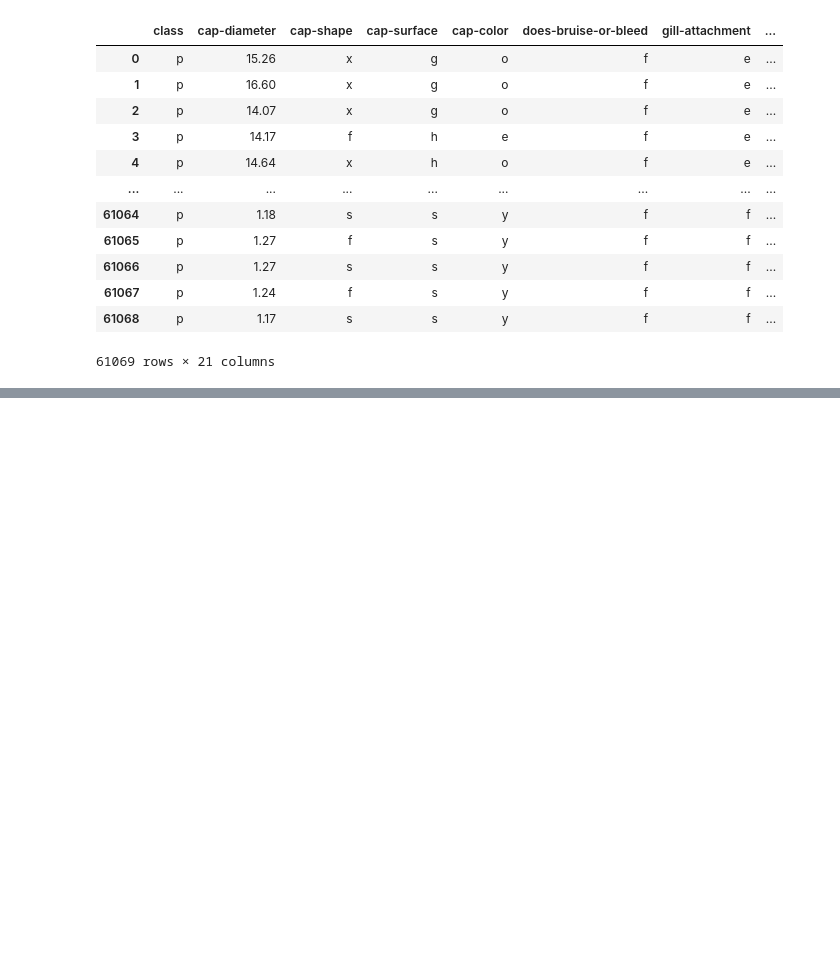
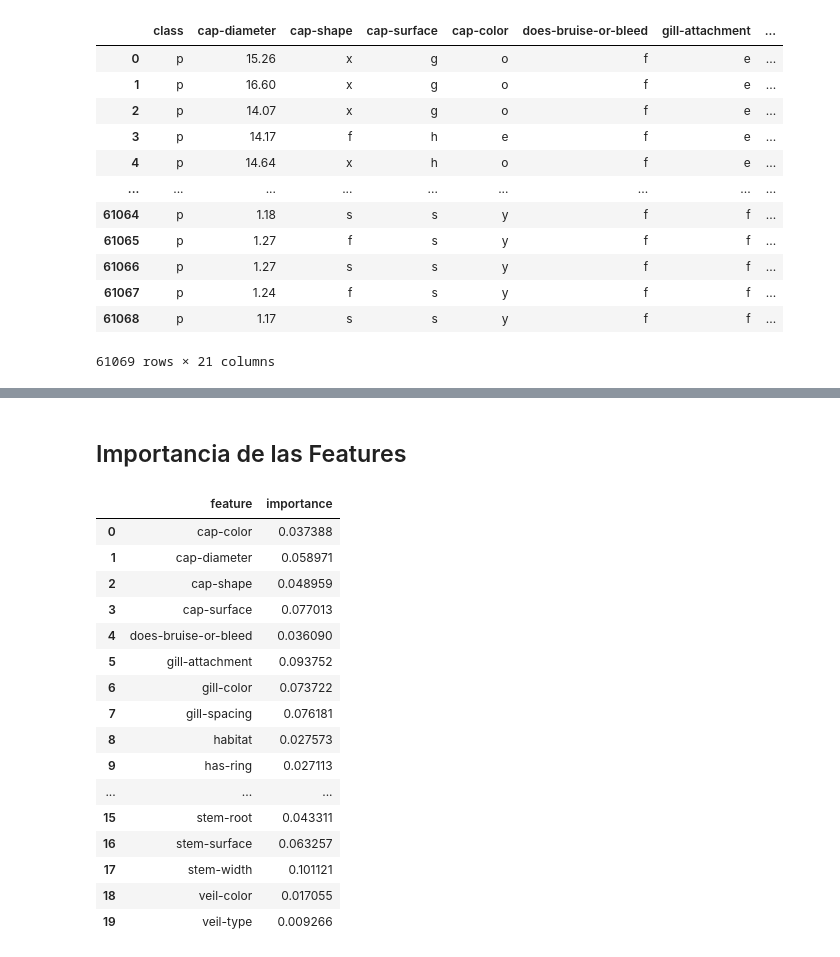
Before and after one commit to MarcosBianchii/Organizacion-de-Datos, a Jupyter notebook: TP2/RF.ipynb, the cells around one changed output, grey strips where cells are left out. Drawn from its saved outputs; the diff is of its cells as text; code cells hidden in the pictures; blank space fills up the shorter version.

```diff
--- a/TP2/RF.ipynb
+++ b/TP2/RF.ipynb
@@ -63,0 +80,25 @@ roc_auc_score(y_validation, rf.predict_proba(x_validation)[:,1])
+# %% [markdown]
+## Importancia de las Features
+# %%
+features = pd.DataFrame({'feature': columnas_encodeadas, 'importance': rf.feature_importances_})
+features.feature = features.feature.map(lambda x: x.split('_')[0])
+features = features.groupby('feature').sum().reset_index()
+features
+# %% [output]
+|  | feature | importance |
+| 0 | cap-color | 0.037388 |
+| 1 | cap-diameter | 0.058971 |
+| 2 | cap-shape | 0.048959 |
+| 3 | cap-surface | 0.077013 |
+| 4 | does-bruise-or-bleed | 0.036090 |
+| 5 | gill-attachment | 0.093752 |
+| 6 | gill-color | 0.073722 |
+| 7 | gill-spacing | 0.076181 |
+| 8 | habitat | 0.027573 |
+| 9 | has-ring | 0.027113 |
+| ... | ... | ... |
+| 15 | stem-root | 0.043311 |
+| 16 | stem-surface | 0.063257 |
+| 17 | stem-width | 0.101121 |
+| 18 | veil-color | 0.017055 |
+| 19 | veil-type | 0.009266 |
```
Also changed, not shown: parts of 11 cells of this notebook, 1 other file.
